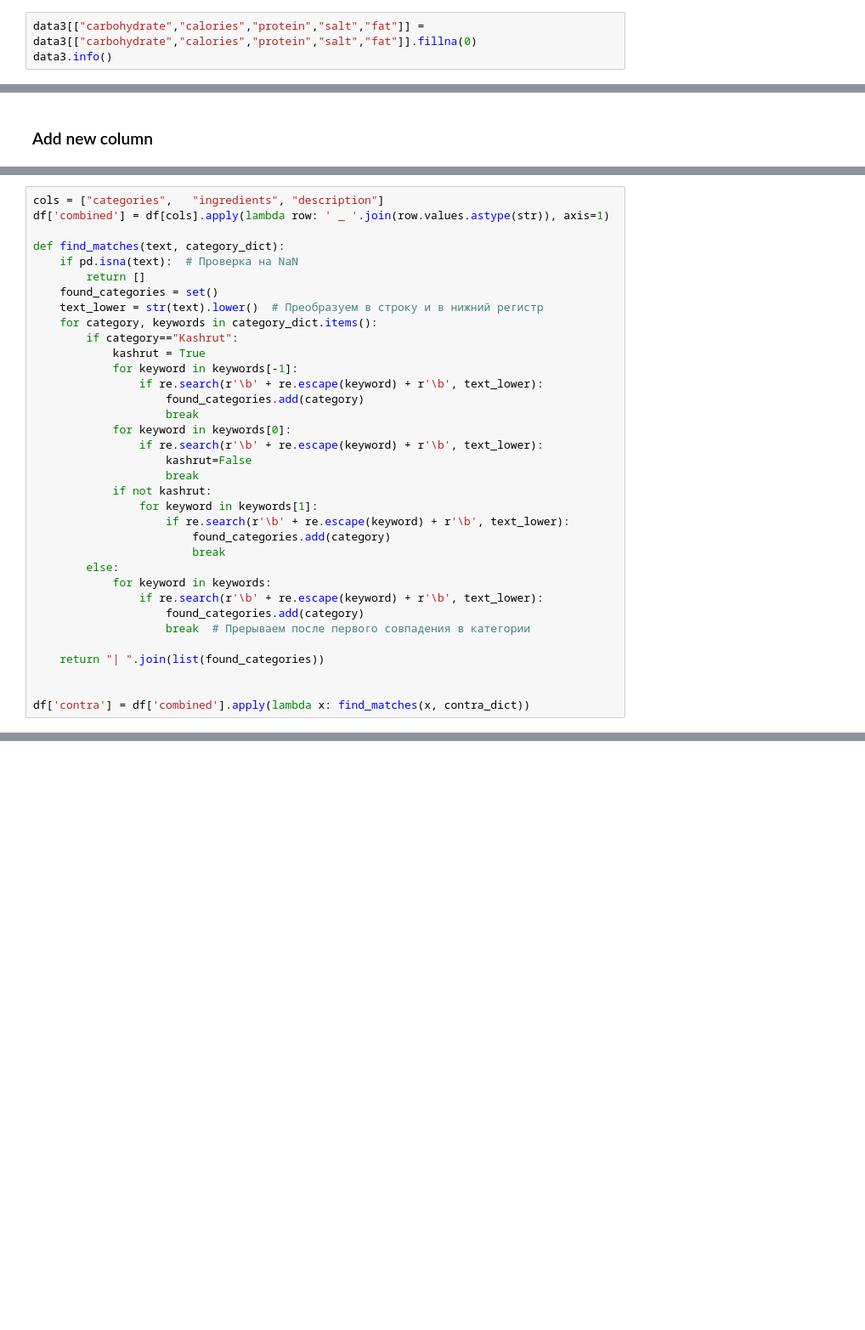
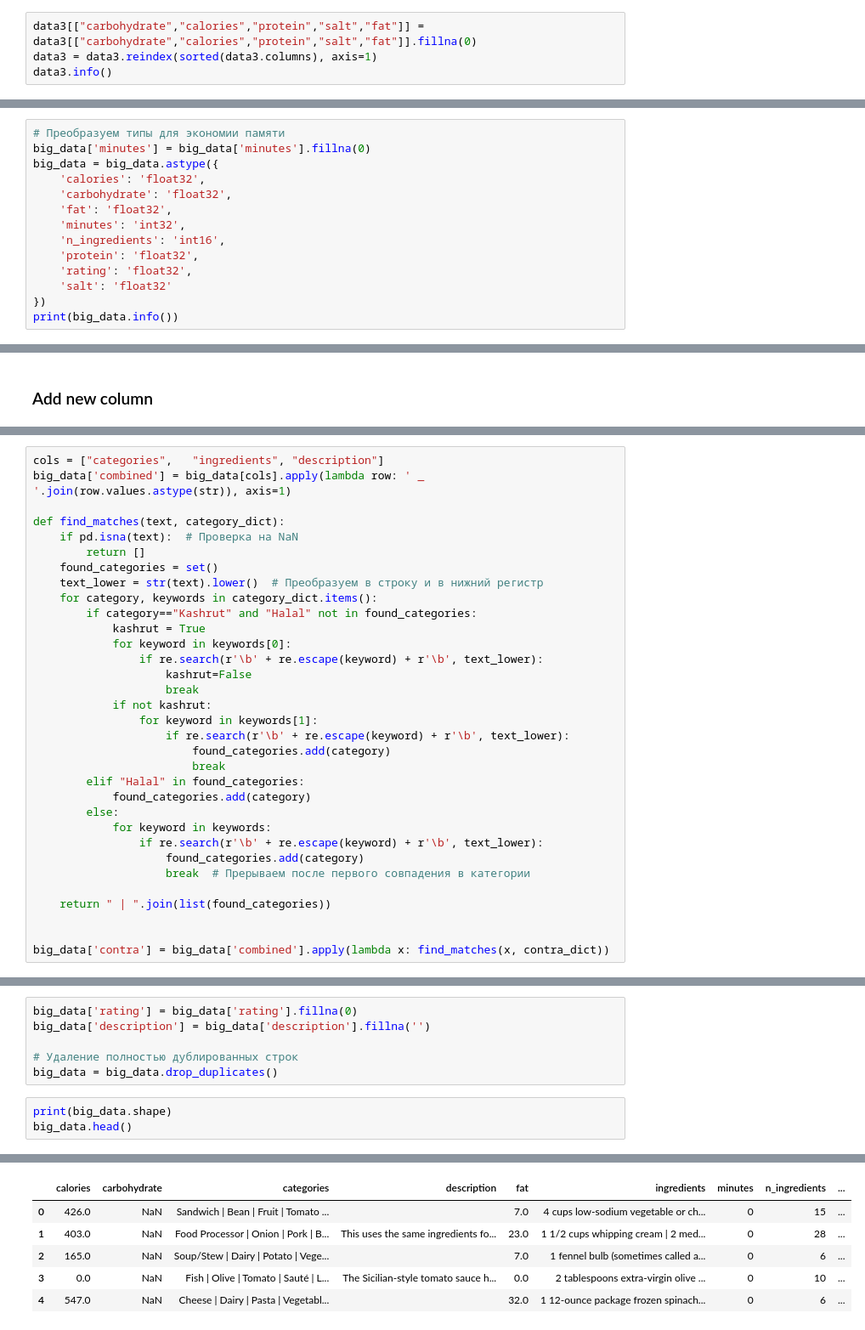
Before and after one commit to Shamighoul/NLP_project, a Jupyter notebook: get_data.ipynb, the cells around one changed output, grey strips where cells are left out. Shown: that part at 85% size. Saved outputs shown, nothing was run; the diff lists cells and outputs as text; blank space fills up the shorter version.

Commit message:
Add files via upload
add and prepare the biggest found dataset

```diff
--- a/get_data.ipynb
+++ b/get_data.ipynb
@@ -242,6 +274,7 @@ data3.to_csv("./stream_all.csv", sep="\t")
 ## analisys
 # %%
 data3[["carbohydrate","calories","protein","salt","fat"]] = data3[["carbohydrate","calories","protein","salt","fat"]].fillna(0)
+data3 = data3.reindex(sorted(data3.columns), axis=1)
 data3.info()
 # %% [output]
 <class 'pandas.core.frame.DataFrame'>
@@ -268,0 +337,14 @@ memory usage: 1.3+ MB
+# %%
+# Преобразуем типы для экономии памяти
+big_data['minutes'] = big_data['minutes'].fillna(0)
+big_data = big_data.astype({
+    'calories': 'float32',
+    'carbohydrate': 'float32',
+    'fat': 'float32',
+    'minutes': 'int32',
+    'n_ingredients': 'int16',
+    'protein': 'float32',
+    'rating': 'float32',
+    'salt': 'float32'
+})
+print(big_data.info())
@@ -307,7 +407,7 @@ contra_dict = {
 }
 # %%
 cols = ["categories",	"ingredients", "description"]
-df['combined'] = df[cols].apply(lambda row: ' _ '.join(row.values.astype(str)), axis=1)
+big_data['combined'] = big_data[cols].apply(lambda row: ' _ '.join(row.values.astype(str)), axis=1)
 
 def find_matches(text, category_dict):
     if pd.isna(text):  # Проверка на NaN
@@ -315,12 +415,8 @@ def find_matches(text, category_dict):
     found_categories = set()
     text_lower = str(text).lower()  # Преобразуем в строку и в нижний регистр
     for category, keywords in category_dict.items():
-        if category=="Kashrut":
+        if category=="Kashrut" and "Halal" not in found_categories:
             kashrut = True
-            for keyword in keywords[-1]:
-                if re.search(r'\b' + re.escape(keyword) + r'\b', text_lower):
-                    found_categories.add(category)
-                    break
             for keyword in keywords[0]:
                 if re.search(r'\b' + re.escape(keyword) + r'\b', text_lower):
                     kashrut=False
@@ -330,13 +426,15 @@ def find_matches(text, category_dict):
                     if re.search(r'\b' + re.escape(keyword) + r'\b', text_lower):
                         found_categories.add(category)
                         break
+        elif "Halal" in found_categories:
+            found_categories.add(category)
         else:
             for keyword in keywords:
                 if re.search(r'\b' + re.escape(keyword) + r'\b', text_lower):
                     found_categories.add(category)
                     break  # Прерываем после первого совпадения в категории
 
-    return "| ".join(list(found_categories))
+    return " | ".join(list(found_categories))
 
 
-df['contra'] = df['combined'].apply(lambda x: find_matches(x, contra_dict))
+big_data['contra'] = big_data['combined'].apply(lambda x: find_matches(x, contra_dict))
@@ -344,0 +441,10 @@ df.shape
+# %%
+big_data['rating'] = big_data['rating'].fillna(0)
+big_data['description'] = big_data['description'].fillna('')
+
+# Удаление полностью дублированных строк
+big_data = big_data.drop_duplicates()
+# %%
+print(big_data.shape)
+big_data.head()
+# %% [output]
@@ -344,0 +452,6 @@ df.shape
+|  | calories | carbohydrate | categories | description | fat | ingredients | minutes | n_ingredients | ... |
+| 0 | 426.0 | NaN | Sandwich | Bean | Fruit | Tomato ... |  | 7.0 | 4 cups low-sodium vegetable or ch... | 0 | 15 | ... |
+| 1 | 403.0 | NaN | Food Processor | Onion | Pork | B... | This uses the same ingredients fo... | 23.0 | 1 1/2 cups whipping cream | 2 med... | 0 | 28 | ... |
+| 2 | 165.0 | NaN | Soup/Stew | Dairy | Potato | Vege... |  | 7.0 | 1 fennel bulb (sometimes called a... | 0 | 6 | ... |
+| 3 | 0.0 | NaN | Fish | Olive | Tomato | Sauté | L... | The Sicilian-style tomato sauce h... | 0.0 | 2 tablespoons extra-virgin olive ... | 0 | 10 | ... |
+| 4 | 547.0 | NaN | Cheese | Dairy | Pasta | Vegetabl... |  | 32.0 | 1 12-ounce package frozen spinach... | 0 | 6 | ... |
```
Also changed, not shown: parts of 36 cells of this notebook.
